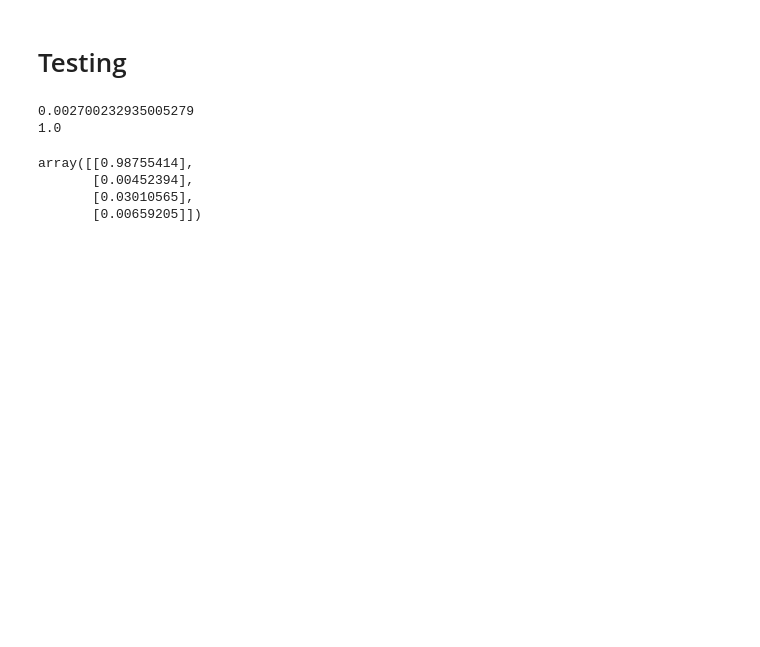
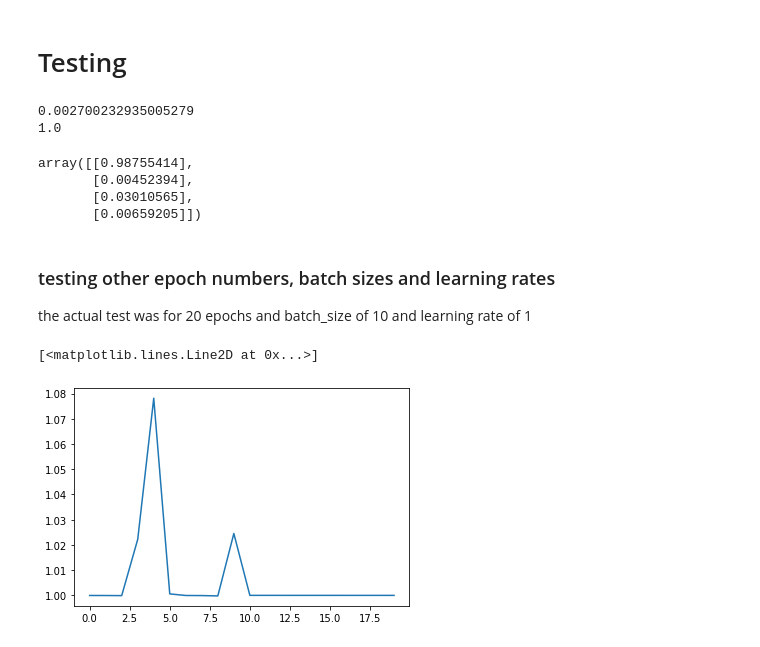
Before and after one commit to artaasadi/NeuralNetwork_proj, a Jupyter notebook: AI_Project.ipynb, the cells around one changed output. Drawn from its saved outputs; the diff is of its cells as text; code cells hidden in the pictures; blank space fills up the shorter version.

```diff
--- a/AI_Project.ipynb
+++ b/AI_Project.ipynb
@@ -411,3 +372,12 @@ array([[0.98755414],
        [0.00452394],
        [0.03010565],
        [0.00659205]])
+# %% [markdown]
+### testing other epoch numbers, batch sizes and learning rates
+the actual test was for 20 epochs and batch_size of 10 and learning rate of 1
+# %%
+epoch_size = [x for x in range(epochs_num)]
+plt.plot(epoch_size, cost_list_l2_e20_b20)
+# %% [output]
+[<matplotlib.lines.Line2D at 0x...>]
+[figure, added]
```
Also changed, not shown: parts of 35 cells of this notebook.
